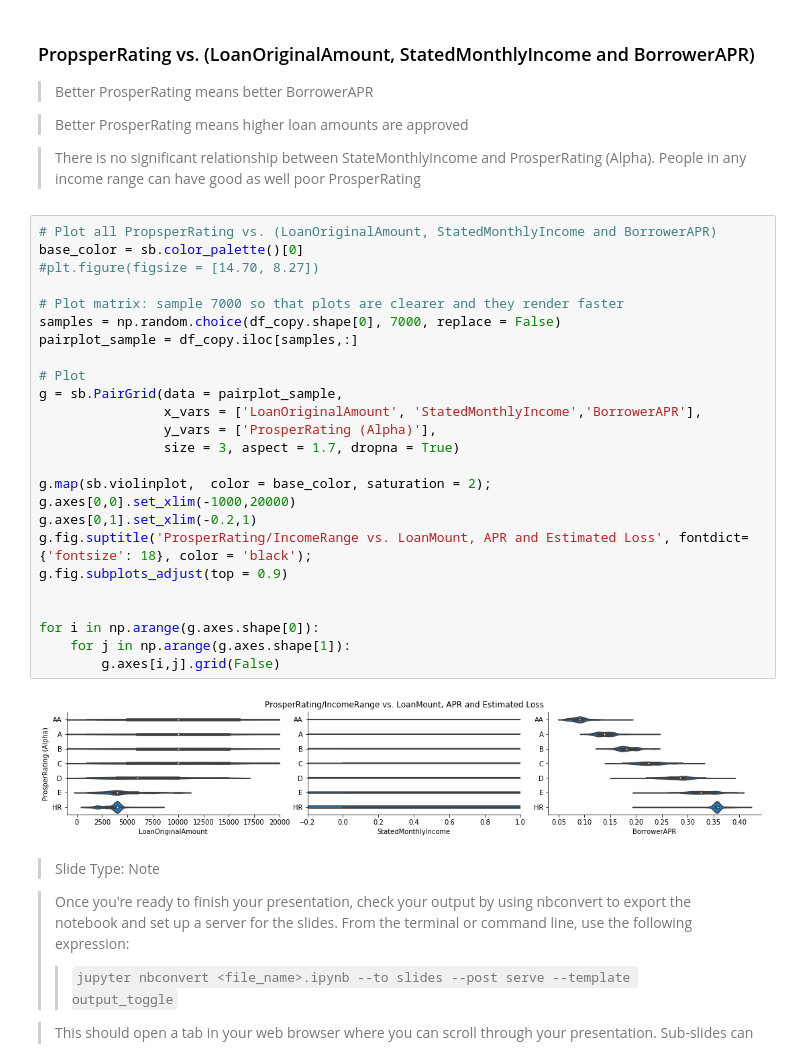
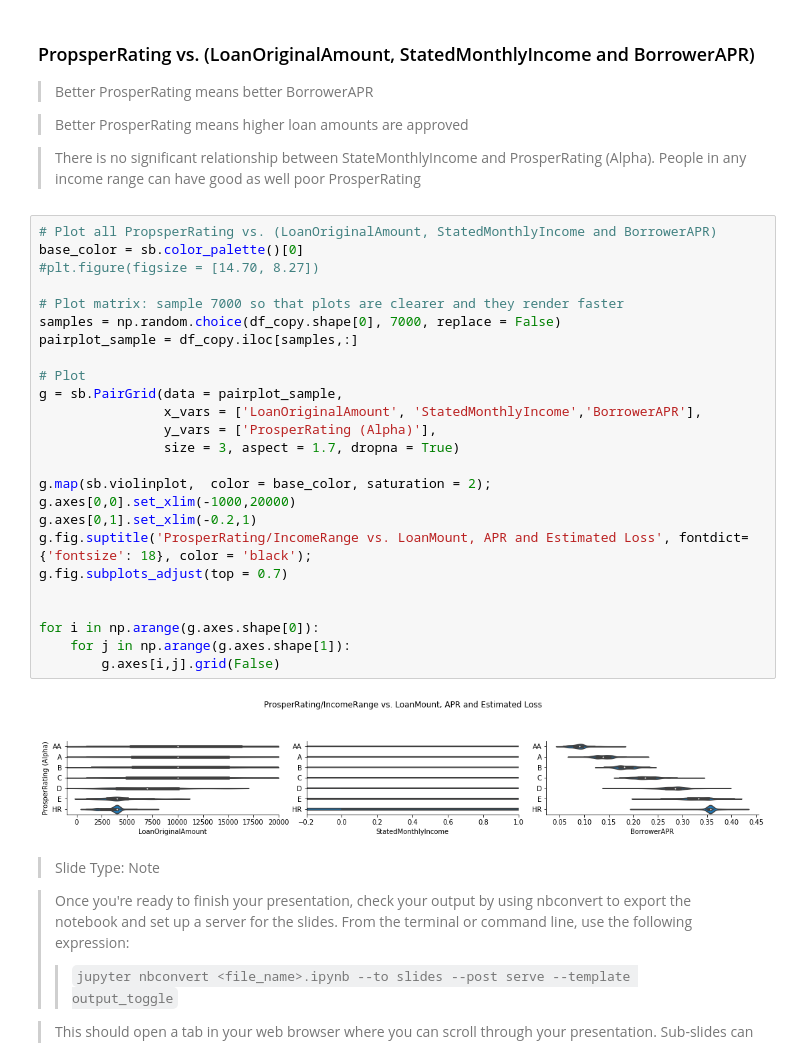
Before and after one commit to AbhaRamchandani/Communicate-Data-Findings---Loan-Data-from-Prosper, a Jupyter notebook: slide_deck_template.ipynb, the cells around one changed output. Drawn from its saved outputs; the diff is of its cells as text.

```diff
--- a/slide_deck_template.ipynb
+++ b/slide_deck_template.ipynb
@@ -119,30 +121,30 @@ g.add_legend();
 # %%
 # Plot all PropsperRating vs. (LoanOriginalAmount, StatedMonthlyIncome and BorrowerAPR)
 base_color = sb.color_palette()[0]
 #plt.figure(figsize = [14.70, 8.27])
 
 # Plot matrix: sample 7000 so that plots are clearer and they render faster
 samples = np.random.choice(df_copy.shape[0], 7000, replace = False)
 pairplot_sample = df_copy.iloc[samples,:]
 
 # Plot
 g = sb.PairGrid(data = pairplot_sample,
                 x_vars = ['LoanOriginalAmount', 'StatedMonthlyIncome','BorrowerAPR'],
                 y_vars = ['ProsperRating (Alpha)'],
                 size = 3, aspect = 1.7, dropna = True)
 
 g.map(sb.violinplot,  color = base_color, saturation = 2);
 g.axes[0,0].set_xlim(-1000,20000)
 g.axes[0,1].set_xlim(-0.2,1)
 g.fig.suptitle('ProsperRating/IncomeRange vs. LoanMount, APR and Estimated Loss', fontdict={'fontsize': 18}, color = 'black');
-g.fig.subplots_adjust(top = 0.9)
+g.fig.subplots_adjust(top = 0.7)
 
 
 for i in np.arange(g.axes.shape[0]):
     for j in np.arange(g.axes.shape[1]):
         g.axes[i,j].grid(False)
 # %% [output]
-[figure, old version]
+[figure, new version]
 # %% [markdown]
 > Slide Type: Note
 
```
Also changed, not shown: parts of 5 cells of this notebook, 5 other files.
